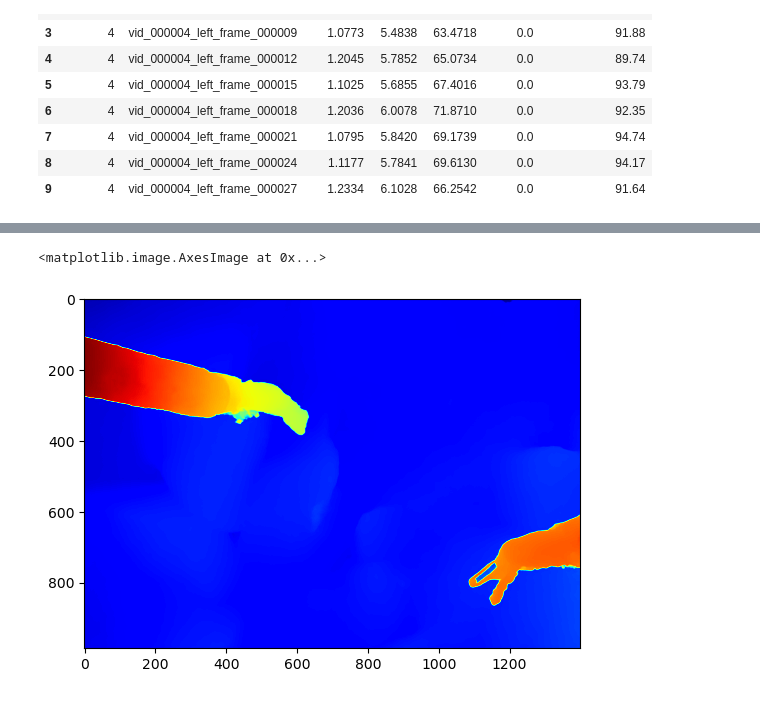
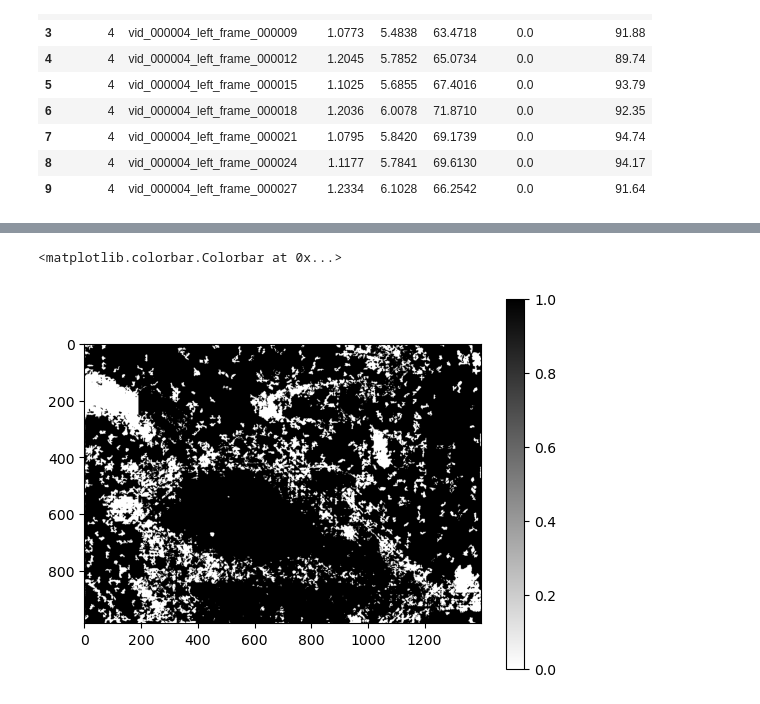
Before and after one commit to ONS-BOUSBIH/robotic-surgical-vision-thesis, a Jupyter notebook: notebooks/metrics_evaluation/setero_matching_evaluation.ipynb, the cells around one changed output, grey strips where cells are left out. Drawn from its saved outputs; the diff is of its cells as text; code cells hidden in the pictures.

Commit message:
evaluating stereo matching methods

```diff
--- a/notebooks/metrics_evaluation/setero_matching_evaluation.ipynb
+++ b/notebooks/metrics_evaluation/setero_matching_evaluation.ipynb
@@ -119,0 +175,4 @@ disparity.shape
+# %%
+
+results_dir= "results/Stereo_matching/Surgpose_test_disparity_maps/sgbm"
+selected_files= plot_random_disparities(results_dir)
@@ -119,0 +181,24 @@ disparity.shape
+# %%
+idx= 6
+# %%
+
+npz_file_path = selected_files[idx]
+
+video_id = npz_file_path.parents[1].name
+
+file_stem = npz_file_path.stem
+frame_number = file_stem.split('_frame_')[-1]
+
+left_mask_path = f"data/Surgpose_for_segmentation/left_test_set/binary_masks/vid_{video_id}_left_frame_{frame_number}.png"
+right_mask_path = left_mask_path.replace('left', 'right')
+
+zip_calib_path = f"data/SurgPose/SurgPose_for_HRNet/{video_id}.zip"
+
+left_img_path = f"data/SurgPose/SurgPose_for_HRNet/Extracted/extracted_frames/{video_id}/vid_{video_id}_left_frame_{frame_number}.jpg"
+right_img_path = f"data/SurgPose/SurgPose_for_HRNet/Extracted_right_test/extracted_frames/{video_id}/vid_{video_id}_right_frame_{frame_number}.jpg"
+frame_id= file_stem.split('.')[0]
+print(f"Processing Video: {video_id}, Frame: {frame_number}")
+print(f"Mask: {left_mask_path}")
+print(f"Image: {left_img_path}")
+print(f"Calib: {zip_calib_path}")
+print(f"frame_id: {frame_id}")
@@ -120,5 +241,11 @@ disparity.shape
+# %%
+
+data = np.load(npz_file_path)
+disp_l =  data['disparity']
+lrc_mask = data['lrc_mask']
 # %%
-plt.imshow(disparity, cmap='jet')
+plt.imshow(lrc_mask,cmap='binary')
+plt.colorbar()
 # %% [output]
-<matplotlib.image.AxesImage at 0x...>
+<matplotlib.colorbar.Colorbar at 0x...>
-[figure, old version]
+[figure, new version]
```
Also changed, not shown: parts of 43 cells of this notebook, 3 other files.
